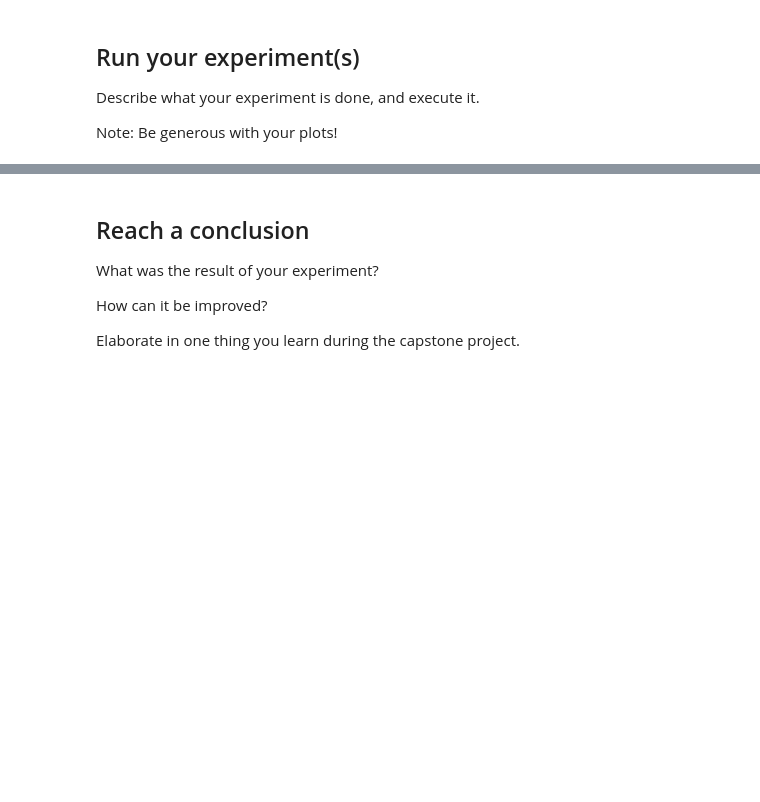
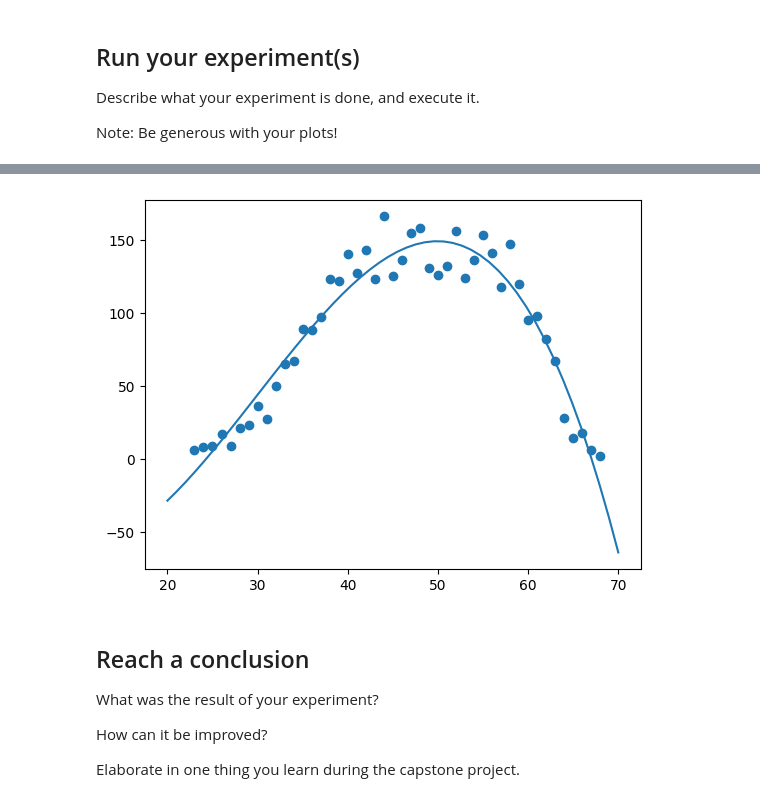
Before and after one commit to ChanaAyde/capstone, a Jupyter notebook: capstone.ipynb, the cells around one changed output, grey strips where cells are left out. Drawn from its saved outputs; the diff is of its cells as text; code cells hidden in the pictures; blank space fills up the shorter version.

```diff
--- a/capstone.ipynb
+++ b/capstone.ipynb
@@ -61,3 +219,31 @@ Note: Be generous with your plots!
+# %%
+import numpy
+import matplotlib.pyplot as plt
+
+model = numpy.poly1d(numpy.polyfit( df_clean_3["Age"], df_clean_3["Count"], 3))
+
+myline = numpy.linspace(20, 70, 50)
+
+plt.scatter(df_clean_3["Age"], df_clean_3["Count"])
+plt.plot(myline, model(myline))
+plt.show()
+
+# age_array = df_clean_3["Age"].to_numpy()[:, np.newaxis]
+# age_array.shape
+
+# model.fit(age_array, df_clean_3["Count"])
+
+# print(model.coef_, model.intercept_)
+
+# xfit = np.linspace(20, 80)
+# Xfit = xfit[:, np.newaxis]
+# yfit = model.predict(Xfit)
+# print(yfit)
+
+# plt.scatter(df_clean_3["Age"], df_clean_3["Count"])
+# plt.plot(xfit, yfit)
+# %% [output]
+[figure, added]
 # %% [markdown]
 ## Reach a conclusion
 
```
Also changed, not shown: parts of 16 cells of this notebook, 2 other files.
